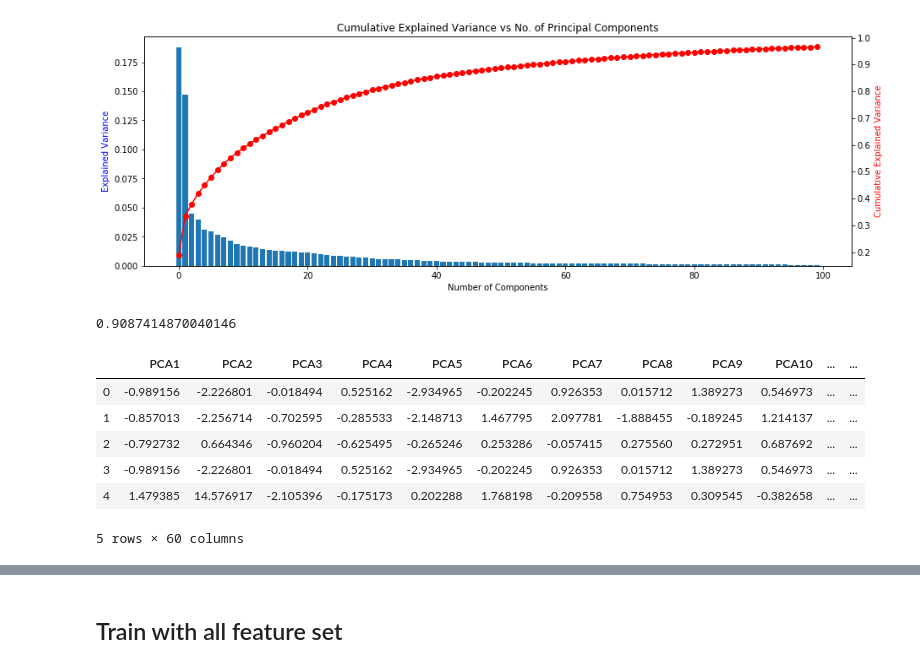
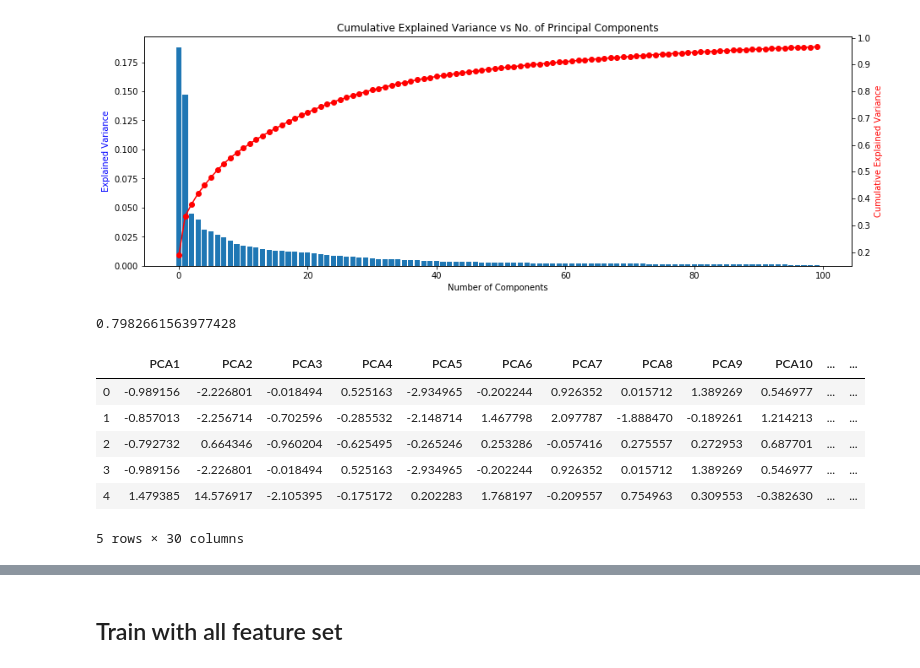
Before and after one commit to haataa/IEEE_CIS_Fraud_Detection, a Jupyter notebook: feature_selection.ipynb, the cells around one changed output, grey strips where cells are left out. Saved outputs shown, nothing was run; the diff lists cells and outputs as text; code cells hidden in the pictures.

```diff
--- a/feature_selection.ipynb
+++ b/feature_selection.ipynb
@@ -23,7 +23,7 @@ RSEED = 50
 # %% [markdown]
 # Load Original Features
 # %%
-feat_num = 457
+feat_num = 469
 #df_total = pd.read_csv('./data/features%s.csv'%(feat_num))
 with open('./data/features%s.pickle'%(feat_num), 'rb') as handle:
     df_total = pickle.load(handle)
@@ -42,3 +44,9 @@ df_train_sample.shape
+# %%
+train_pos = df_train[df_train['isFraud']==1]
+train_neg = df_train[df_train['isFraud']==0]
+
+train_neg = train_neg.sample(int(df_train.shape[0] * 0.2), random_state=42)
+df_train_sample = pd.concat([train_pos,train_neg]).sort_index()
 # %% [markdown]
 # Prepare Data
 # %%
@@ -49,0 +58,6 @@ features_train.shape
+# %%
+to_drop = ['card_D1_std','card_D3_std','card_D1_mean','pdc_D3_std_ratio',
+ 'card_D2_std','is_card_freq_Device','card_D2_mean','card_D3_mean','pdc_D3_ratio','card_id_02_mean',
+ 'is_card_freq_pdc']#'is_card_freq_addr1',
+features_train = features_train.drop(to_drop,axis=1)
+features_train.shape
@@ -267,21 +264,21 @@ plt.title("Cumulative Explained Variance vs No. of Principal Components")
 Text(0.5,1,'Cumulative Explained Variance vs No. of Principal Components')
 [figure]
 # %%
-np.cumsum(pca.explained_variance_ratio_[:60])[-1]
+np.cumsum(pca.explained_variance_ratio_[:30])[-1]
 # %% [output]
-0.9087414870040146
+0.7982661563977428
 # %%
 # Re-apply PCA to the data while selecting for number of components to retain.
-pca_60 = PCA(n_components=60)
-vfeature_pca_60 = pca_60.fit_transform(vfeature_impute_scale)
-vfeature_pca_60_df = pd.DataFrame(vfeature_pca_60,columns= ['PCA'+str(i) for i in range(1,61)])
+pca_50 = PCA(n_components=30)
+vfeature_pca_50 = pca_50.fit_transform(vfeature_impute_scale)
+vfeature_pca_50_df = pd.DataFrame(vfeature_pca_50,columns= ['PCA'+str(i) for i in range(1,31)])
 # %%
-vfeature_pca_60_df.head()
+vfeature_pca_50_df.head()
 # %% [output]
 |  | PCA1 | PCA2 | PCA3 | PCA4 | PCA5 | PCA6 | PCA7 | PCA8 | PCA9 | PCA10 | ... | ... |
-| 0 | -0.989156 | -2.226801 | -0.018494 | 0.525162 | -2.934965 | -0.202245 | 0.926353 | 0.015712 | 1.389273 | 0.546973 | ... | ... |
-| 1 | -0.857013 | -2.256714 | -0.702595 | -0.285533 | -2.148713 | 1.467795 | 2.097781 | -1.888455 | -0.189245 | 1.214137 | ... | ... |
-| 2 | -0.792732 | 0.664346 | -0.960204 | -0.625495 | -0.265246 | 0.253286 | -0.057415 | 0.275560 | 0.272951 | 0.687692 | ... | ... |
-| 3 | -0.989156 | -2.226801 | -0.018494 | 0.525162 | -2.934965 | -0.202245 | 0.926353 | 0.015712 | 1.389273 | 0.546973 | ... | ... |
-| 4 | 1.479385 | 14.576917 | -2.105396 | -0.175173 | 0.202288 | 1.768198 | -0.209558 | 0.754953 | 0.309545 | -0.382658 | ... | ... |
+| 0 | -0.989156 | -2.226801 | -0.018494 | 0.525163 | -2.934965 | -0.202244 | 0.926352 | 0.015712 | 1.389269 | 0.546977 | ... | ... |
+| 1 | -0.857013 | -2.256714 | -0.702596 | -0.285532 | -2.148714 | 1.467798 | 2.097787 | -1.888470 | -0.189261 | 1.214213 | ... | ... |
+| 2 | -0.792732 | 0.664346 | -0.960204 | -0.625495 | -0.265246 | 0.253286 | -0.057416 | 0.275557 | 0.272953 | 0.687701 | ... | ... |
+| 3 | -0.989156 | -2.226801 | -0.018494 | 0.525163 | -2.934965 | -0.202244 | 0.926352 | 0.015712 | 1.389269 | 0.546977 | ... | ... |
+| 4 | 1.479385 | 14.576917 | -2.105395 | -0.175172 | 0.202283 | 1.768197 | -0.209557 | 0.754963 | 0.309553 | -0.382630 | ... | ... |
-5 rows × 60 columns
+5 rows × 30 columns
```
Also changed, not shown: parts of 24 cells of this notebook.
